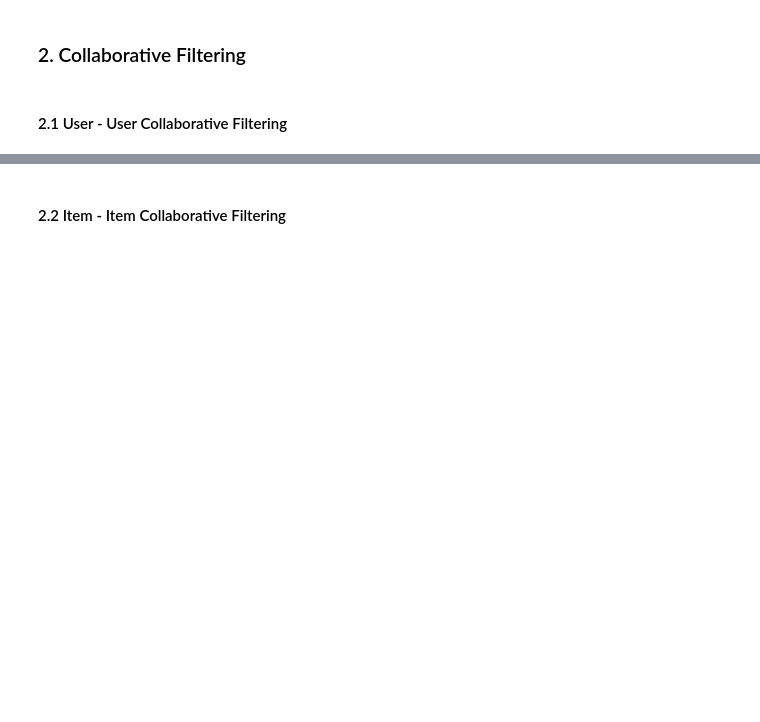
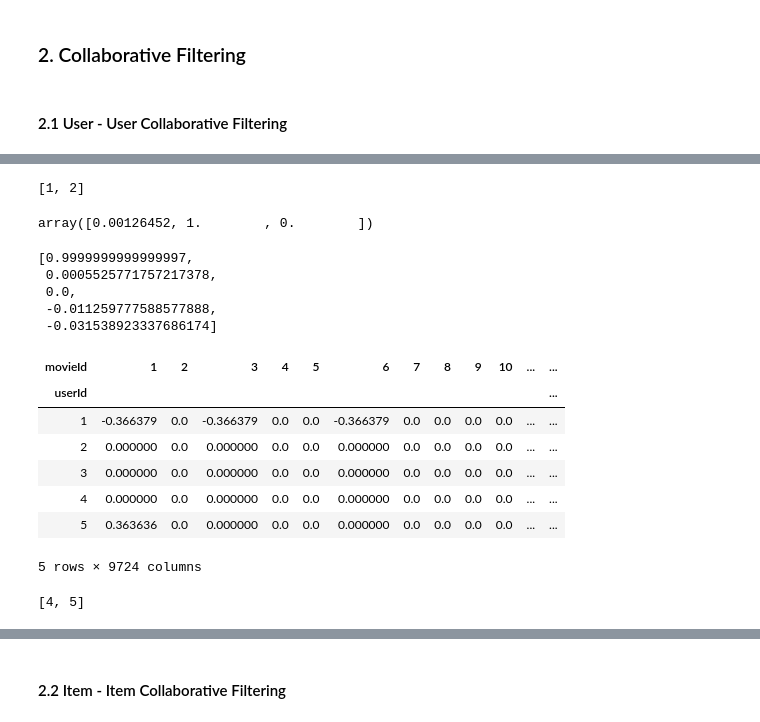
Before and after one commit to talham/CUNY, a Jupyter notebook: Data612/hw2/Project 2.ipynb, the cells around one changed output, grey strips where cells are left out. Cells and saved outputs as stored; diff of their text form; code cells hidden in the pictures; blank space fills up the shorter version.

```diff
--- a/Data612/hw2/Project 2.ipynb
+++ b/Data612/hw2/Project 2.ipynb
@@ -30,0 +182,4 @@ ratings.head(n=5)
+# %%
+rt_w_user_i=rt_w_user.replace(nan,0)
+# %%
+a=rt_w_user_i.head(n=5)
@@ -30,0 +223,8 @@ ratings.head(n=5)
+# %%
+b[0:3]
+# %% [output]
+[1, 2]
+# %%
+v[1][0:3]
+# %% [output]
+array([0.00126452, 1.        , 0.        ])
@@ -30,0 +235,19 @@ ratings.head(n=5)
+# %%
+sorted(vb,reverse=True)
+# %% [output]
+[0.9999999999999997,
+ 0.0005525771757217378,
+ 0.0,
+ -0.011259777588577888,
+ -0.031538923337686174]
+# %%
+a
+# %% [output]
+| movieId | 1 | 2 | 3 | 4 | 5 | 6 | 7 | 8 | 9 | 10 | ... | ... |
+| userId |  |  |  |  |  |  |  |  |  |  |  | ... |
+| 1 | -0.366379 | 0.0 | -0.366379 | 0.0 | 0.0 | -0.366379 | 0.0 | 0.0 | 0.0 | 0.0 | ... | ... |
+| 2 | 0.000000 | 0.0 | 0.000000 | 0.0 | 0.0 | 0.000000 | 0.0 | 0.0 | 0.0 | 0.0 | ... | ... |
+| 3 | 0.000000 | 0.0 | 0.000000 | 0.0 | 0.0 | 0.000000 | 0.0 | 0.0 | 0.0 | 0.0 | ... | ... |
+| 4 | 0.000000 | 0.0 | 0.000000 | 0.0 | 0.0 | 0.000000 | 0.0 | 0.0 | 0.0 | 0.0 | ... | ... |
+| 5 | 0.363636 | 0.0 | 0.000000 | 0.0 | 0.0 | 0.000000 | 0.0 | 0.0 | 0.0 | 0.0 | ... | ... |
+5 rows × 9724 columns
@@ -30,0 +287,4 @@ ratings.head(n=5)
+# %%
+list(c.iloc[0,:])
+# %% [output]
+[4, 5]
```
Also changed, not shown: parts of 92 cells of this notebook.
